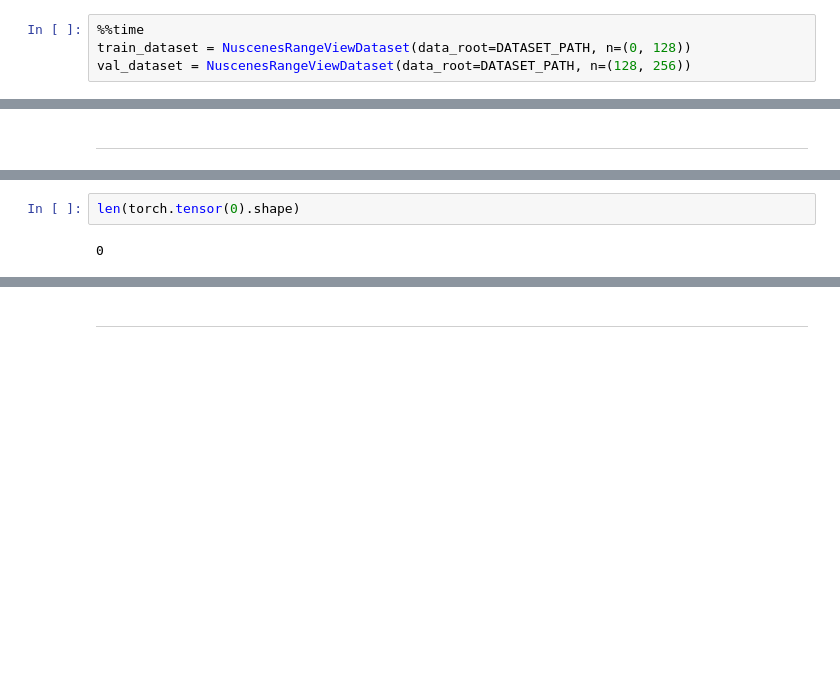
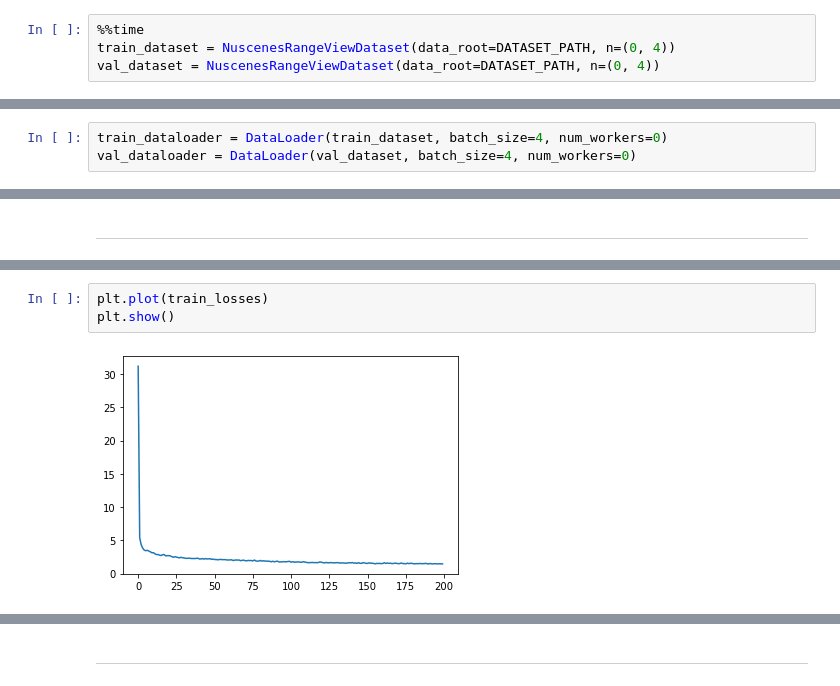
Before and after one commit to narekvslife/lidar-camera-fusion-detection, a Jupyter notebook: Experiments.ipynb, the cells around one changed output, grey strips where cells are left out. Cells and saved outputs as stored; diff of their text form; blank space fills up the shorter version.

Commit message:
Stable training. Changed logstd head and smth else ....

```diff
--- a/Experiments.ipynb
+++ b/Experiments.ipynb
@@ -63,6 +63,6 @@ so a single training example consists of:
 ### DataSets, DataLoaders and Transforms
 # %%
 %%time
-train_dataset = NuscenesRangeViewDataset(data_root=DATASET_PATH, n=(0, 128))
-val_dataset = NuscenesRangeViewDataset(data_root=DATASET_PATH, n=(128, 256))
+train_dataset = NuscenesRangeViewDataset(data_root=DATASET_PATH, n=(0, 4))
+val_dataset = NuscenesRangeViewDataset(data_root=DATASET_PATH, n=(0, 4))
 # %% [output]
@@ -78,3 +75,6 @@ val_dataloader = DataLoader(val_dataset, batch_size=64, num_workers=0)
+# %%
+train_dataloader = DataLoader(train_dataset, batch_size=4, num_workers=0)
+val_dataloader = DataLoader(val_dataset, batch_size=4, num_workers=0)
 # %% [markdown]
 ---
 # %% [markdown]
@@ -173,4 +196,5 @@ KeyboardInterrupt:
-# %%
-len(torch.tensor(0).shape)
-# %% [output]
-0
+# %%
+plt.plot(train_losses)
+plt.show()
+# %% [output]
+[figure, added]
```
Also changed, not shown: parts of 10 cells of this notebook, 2 other files.
